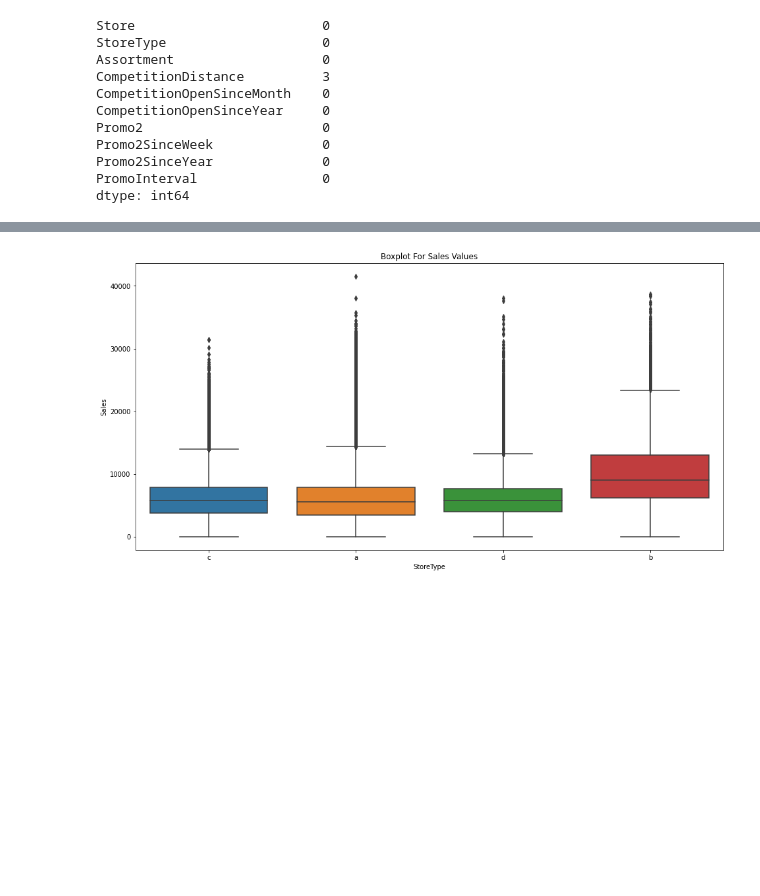
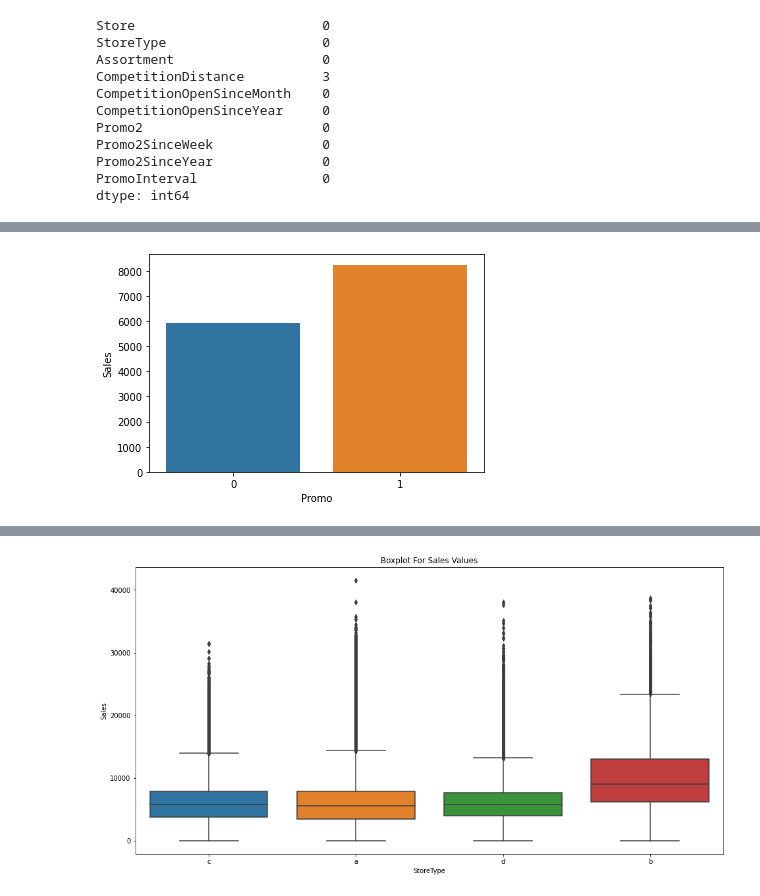
Before and after one commit to DrKamaleshR/Supervised-ML-regression, a Jupyter notebook: Rossmann_Sales_Prediction_Capstone_Project.ipynb, the cells around one changed output, grey strips where cells are left out. Cells and saved outputs as stored; diff of their text form; code cells hidden in the pictures; blank space fills up the shorter version.

```diff
--- a/Rossmann_Sales_Prediction_Capstone_Project.ipynb
+++ b/Rossmann_Sales_Prediction_Capstone_Project.ipynb
@@ -195,0 +340,5 @@ ROSS.head()
+# %%
+sns.barplot(x="Promo", y="Sales", data=ROSS2)
+plt.show()
+# %% [output]
+[figure, added]
```
Also changed, not shown: parts of 20 cells of this notebook.
